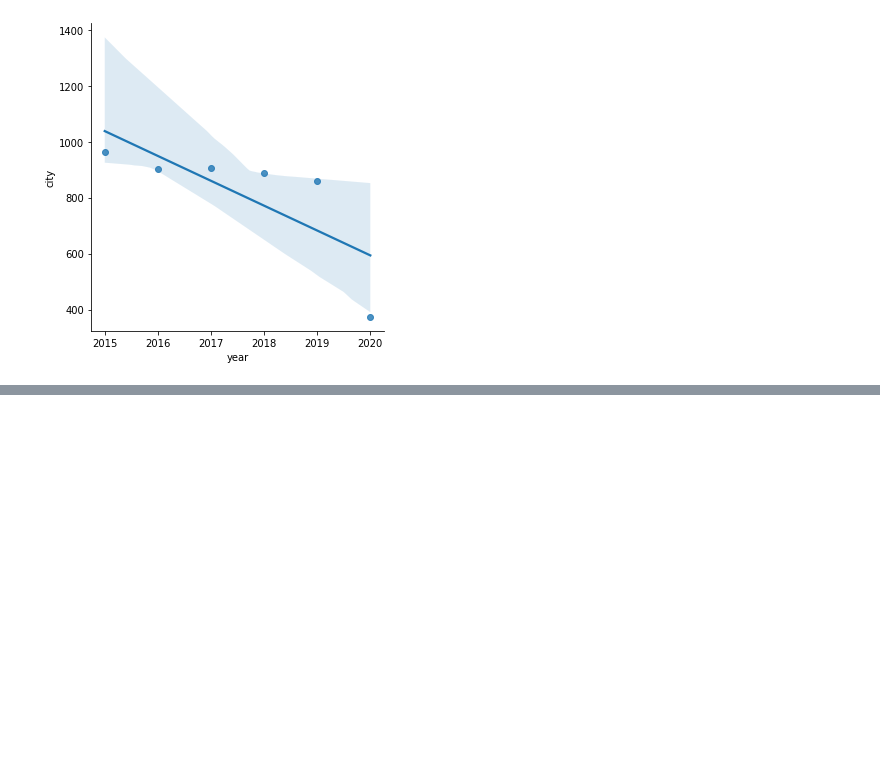
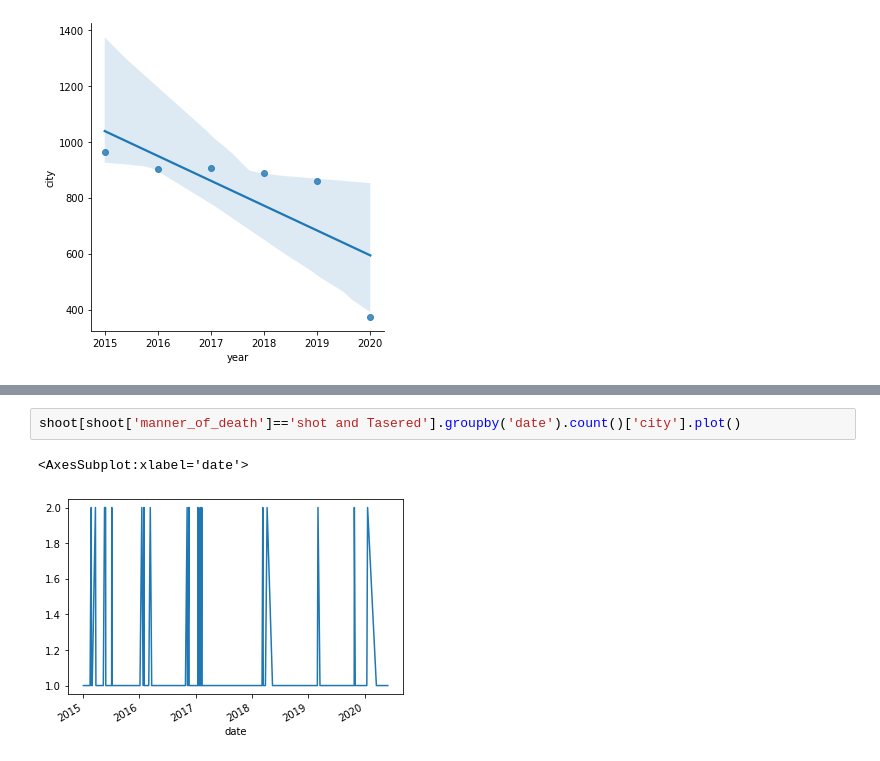
Before and after one commit to frau-muller/ml, a Jupyter notebook: us police.ipynb, the cells around one changed output, grey strips where cells are left out. Saved outputs shown, nothing was run; the diff lists cells and outputs as text; blank space fills up the shorter version.

```diff
--- a/us police.ipynb
+++ b/us police.ipynb
@@ -161,0 +178,5 @@ sns.lmplot(x ='year',y='city',data=by_year.reset_index())
+# %%
+shoot[shoot['manner_of_death']=='shot and Tasered'].groupby('date').count()['city'].plot()
+# %% [output]
+<AxesSubplot:xlabel='date'>
+[figure, added]
```
Also changed, not shown: parts of 3 cells of this notebook.
